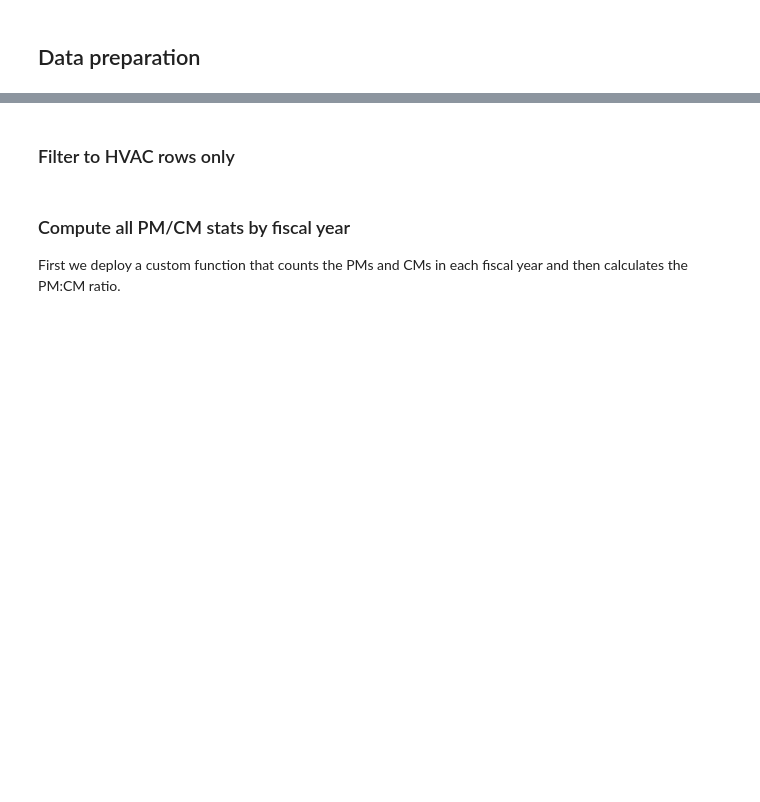
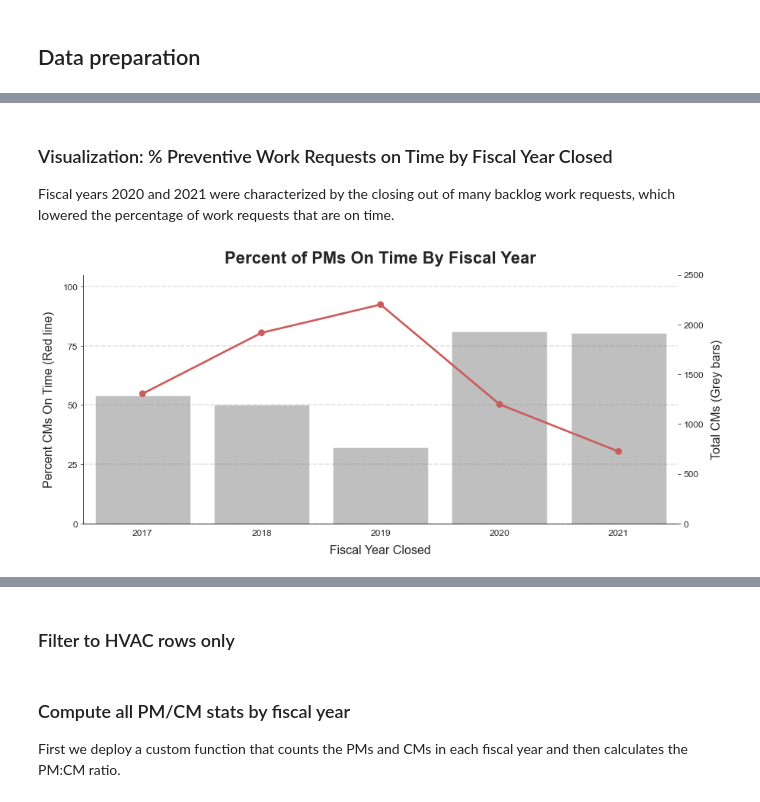
Before and after one commit to department-of-general-services/KPI_central, a Jupyter notebook: FMD_scorecard.ipynb, the cells around one changed output, grey strips where cells are left out. Cells and saved outputs as stored; diff of their text form; code cells hidden in the pictures; blank space fills up the shorter version.

Commit message:
closes #17

```diff
--- a/FMD_scorecard.ipynb
+++ b/FMD_scorecard.ipynb
@@ -201,5 +142,0 @@ After assigning the fiscal year, we can drop work requests from FY15 and older.
-# %%
-cond_fy = wr_fy["fiscal_year"].isin(range(2016, 2022))
-wr_fy = wr_fy[cond_fy]
-
-print(len(wr_fy))
@@ -423,0 +175,22 @@ PM_list = [
+# %%
+wr_pm = wr_main.copy()
+
+# this defines which problem types are considered PMs
+pm_list = [
+    "BUILDING INTERIOR INSPECTION",
+    "BUILDING PM",
+    "HVAC|PM",
+    "INSPECTION",
+    "PREVENTIVE MAINT",
+]
+
+# filter data to PM types only
+cond_pm = wr_pm["problem_type"].isin(pm_list)
+
+# apply filter conditions
+wr_pm = wr_pm[cond_pm]
+
+# the benchmark for all PMs is 21 days
+wr_pm["benchmark"] = 21
+
+print(f"The filtered PMs dataframe has {wr_pm.shape[0]:,} rows.")
@@ -423,0 +221,5 @@ PM_list = [
+# %%
+pm_compliance = compute_kpi_table(
+    pms_on_time, "percent_PMs_on_time", "total_PMs", grouping_var="fiscal_year"
+)
+pm_compliance
@@ -423,0 +234,17 @@ PM_list = [
+# %% [markdown]
+### Visualization: % Preventive Work Requests on Time by Fiscal Year Closed
+Fiscal years 2020 and 2021 were characterized by the closing out of many backlog work requests, which lowered the percentage of work requests that are on time.
+# %%
+pointplot_with_barplot(
+    pm_compliance,
+    x="fiscal_year",
+    point_y="percent_PMs_on_time",
+    bar_y="total_PMs",
+    ymax_bar=2_500,
+    xlabel="Fiscal Year Closed",
+    ylabel_point="Percent CMs On Time (Red line)",
+    ylabel_bar="Total CMs (Grey bars)",
+    title="Percent of PMs On Time By Fiscal Year",
+)
+# %% [output]
+[figure, added]
```
Also changed, not shown: parts of 129 cells of this notebook.
